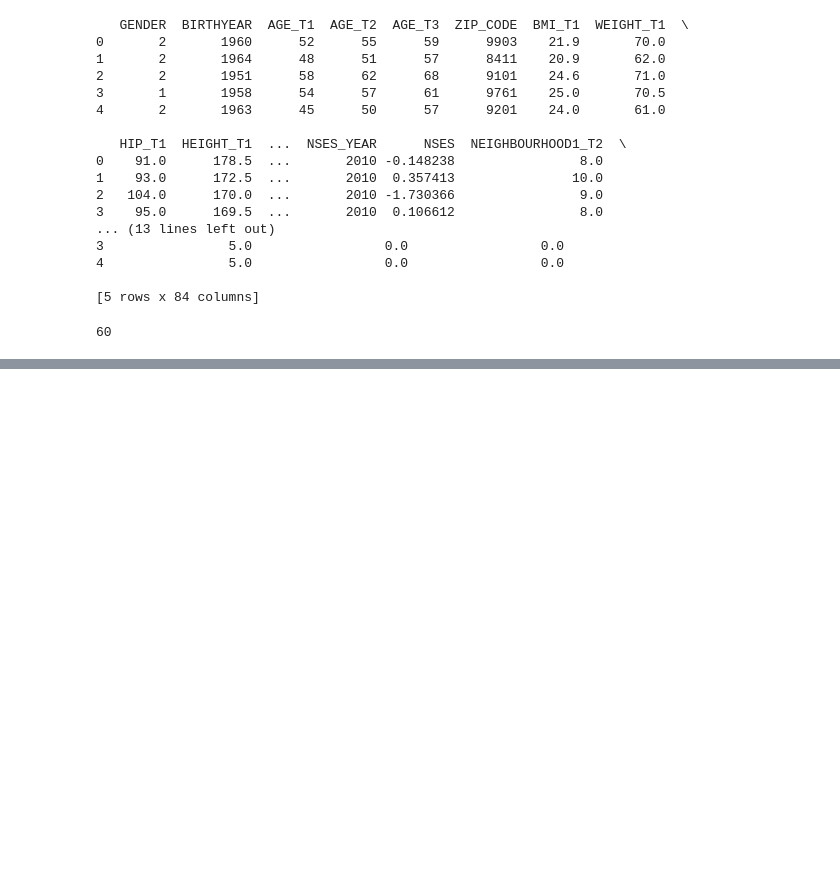
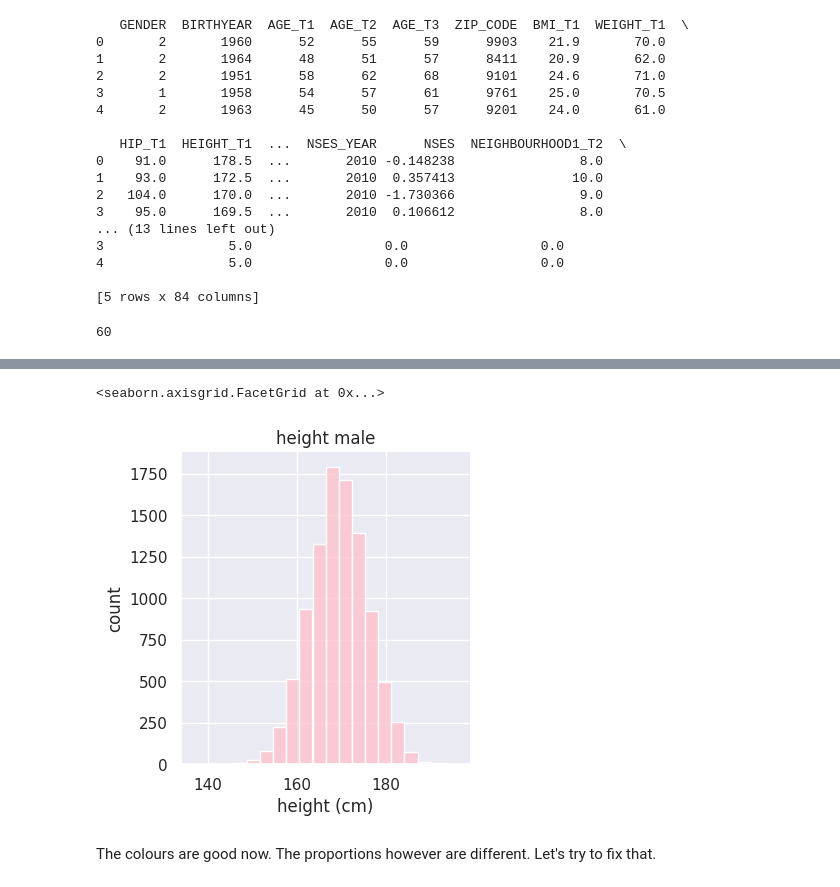
Before and after one commit to irisineke/Lifelines, a Jupyter notebook: logboek.ipynb, the cells around one changed output, grey strips where cells are left out. Drawn from its saved outputs; the diff is of its cells as text; code cells hidden in the pictures; blank space fills up the shorter version.

```diff
--- a/logboek.ipynb
+++ b/logboek.ipynb
@@ -50,0 +116,22 @@ pd.options.display.max_rows
+# %%
+# trying histogram plot:
+import seaborn as sns
+
+sns.set_theme(style="darkgrid")
+df = data
+
+female_df = df.loc[df['GENDER'] == 2]
+
+# making the plot
+plot_female = sns.displot(
+    female_df, x="HEIGHT_T1",
+    binwidth=3, height=4, color="pink"
+)
+
+# add labels to the axis and title to the plot
+plot_female.set(xlabel ="height (cm)", ylabel = "count", title ='height male')
+# %% [output]
+<seaborn.axisgrid.FacetGrid at 0x...>
+[figure, added]
+# %% [markdown]
+The colours are good now. The proportions however are different. Let's try to fix that.
```
Also changed, not shown: parts of 7 cells of this notebook.
